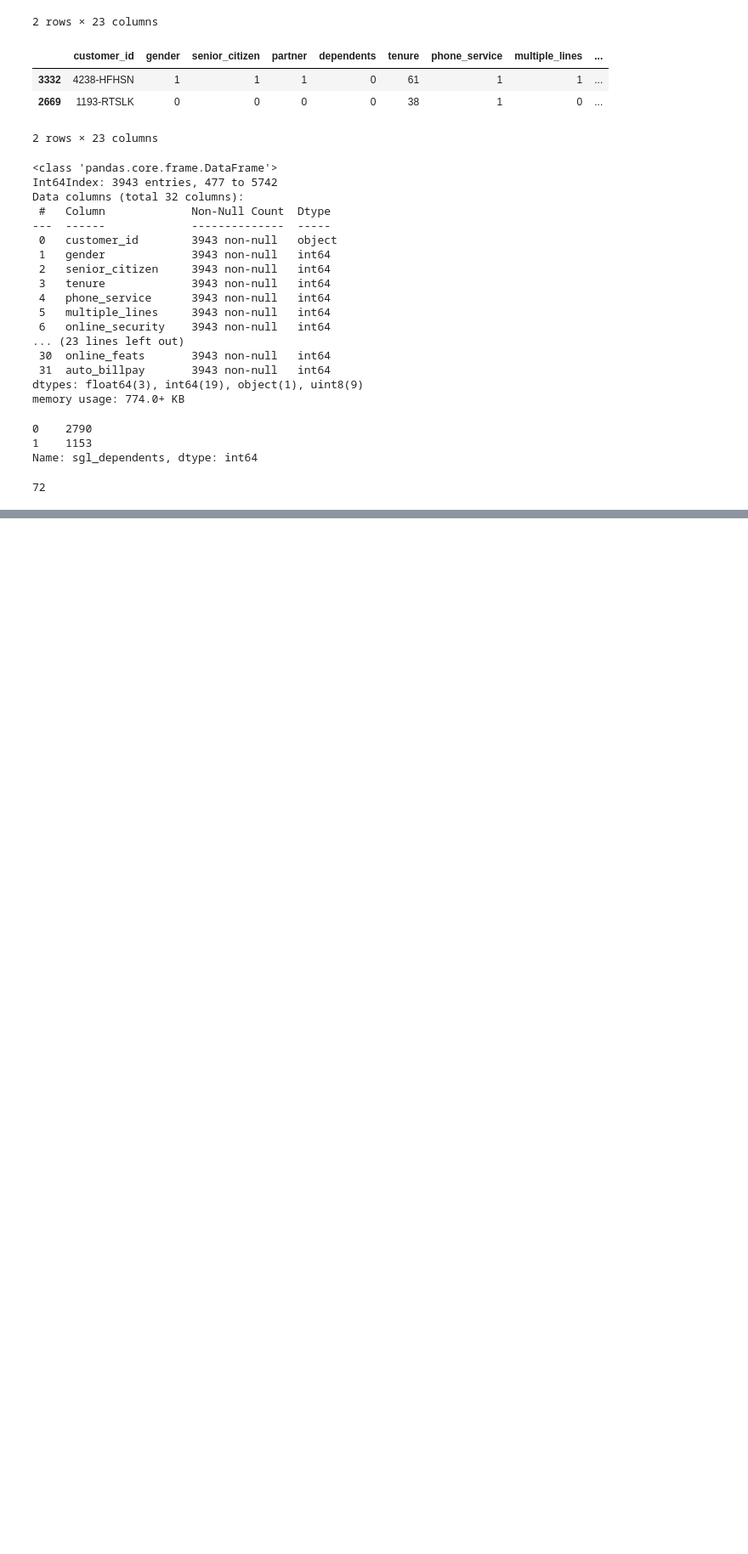
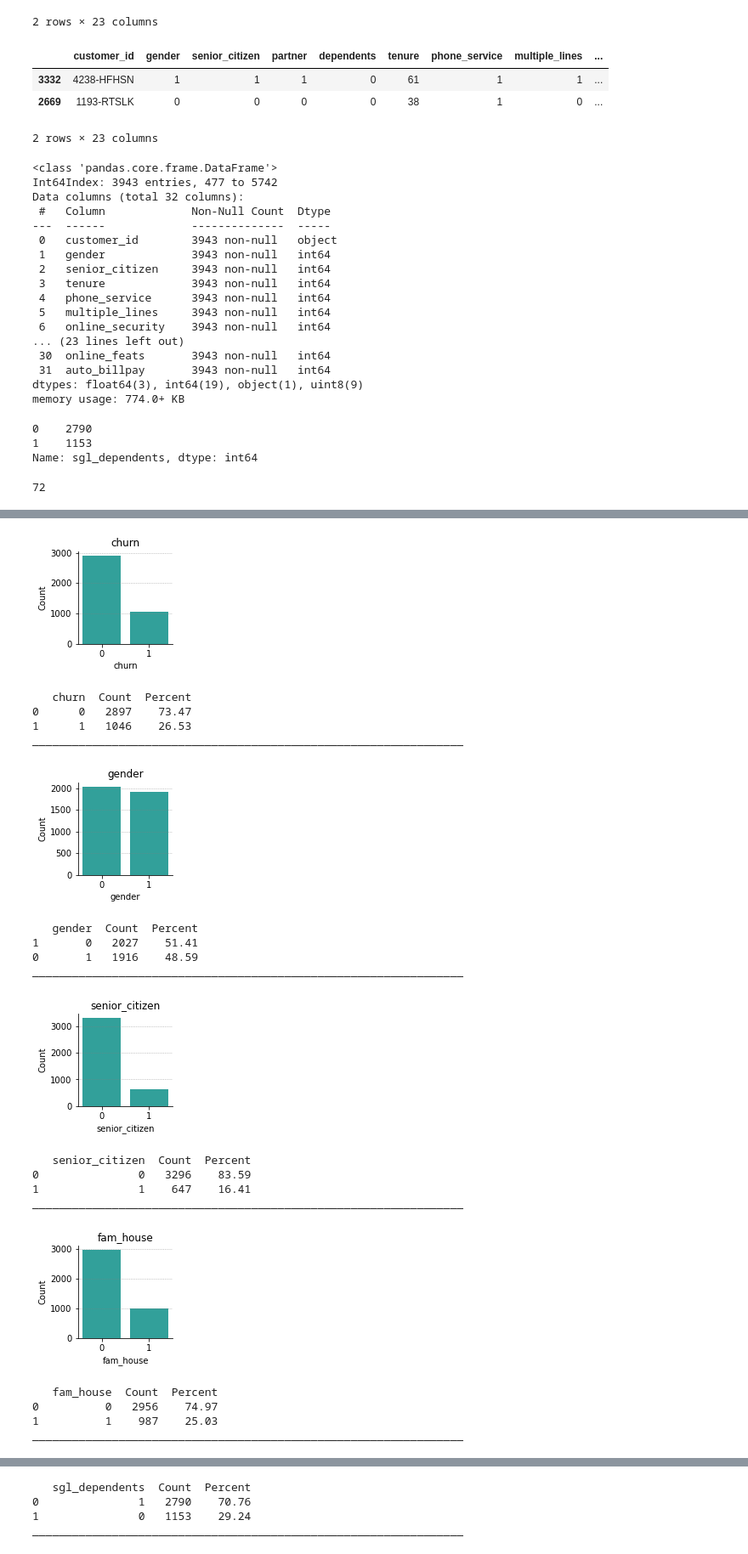
Before and after one commit to o0amandagomez0o/classification_proj, a Jupyter notebook: telco001.ipynb, the cells around one changed output, grey strips where cells are left out. Shown at 85% size. Saved outputs shown, nothing was run; the diff lists cells and outputs as text; code cells hidden in the pictures; blank space fills up the shorter version.

Commit message:
ran initial explore functions & analyzing

```diff
--- a/telco001.ipynb
+++ b/telco001.ipynb
@@ -514,0 +518,4 @@ train.tenure.max()
+# %%
+# list all categorical & quantitative variables/features
+cat_vars = ['churn', 'gender', 'senior_citizen', 'fam_house', 'sgl_dependents', 'sgl_no_dep', 'phone_service', 'phone_multi_line', 'phone_sgl_line', 'intserv_dsl', 'intserv_fiber', 'online_feats', 'stream_media', 'device_protection', 'tech_support', 'paperless_billing', 'auto_billpay', 'pymt_type_echk', 'pymt_type_mchk', 'contract_1yr', 'contract_2yr', 'contract_m2m']
+quant_vars = ['tenure', 'tenure_yrs', 'monthly_charges', 'total_charges']
@@ -514,0 +524,23 @@ train.tenure.max()
+# %%
+explore.explore_univariate(train, cat_vars, quant_vars)
+# %% [output]
+[figure, added]
+   churn  Count  Percent
+0      0   2897    73.47
+1      1   1046    26.53
+_________________________________________________________________
+[figure, added]
+   gender  Count  Percent
+1       0   2027    51.41
+0       1   1916    48.59
+_________________________________________________________________
+[figure, added]
+   senior_citizen  Count  Percent
+0               0   3296    83.59
+1               1    647    16.41
+_________________________________________________________________
+[figure, added]
+   fam_house  Count  Percent
+0          0   2956    74.97
+1          1    987    25.03
+_________________________________________________________________
@@ -514,0 +548,4 @@ train.tenure.max()
+   sgl_dependents  Count  Percent
+0               1   2790    70.76
+1               0   1153    29.24
+_________________________________________________________________
```
Also changed, not shown: parts of 12 cells of this notebook, 2 other files.
